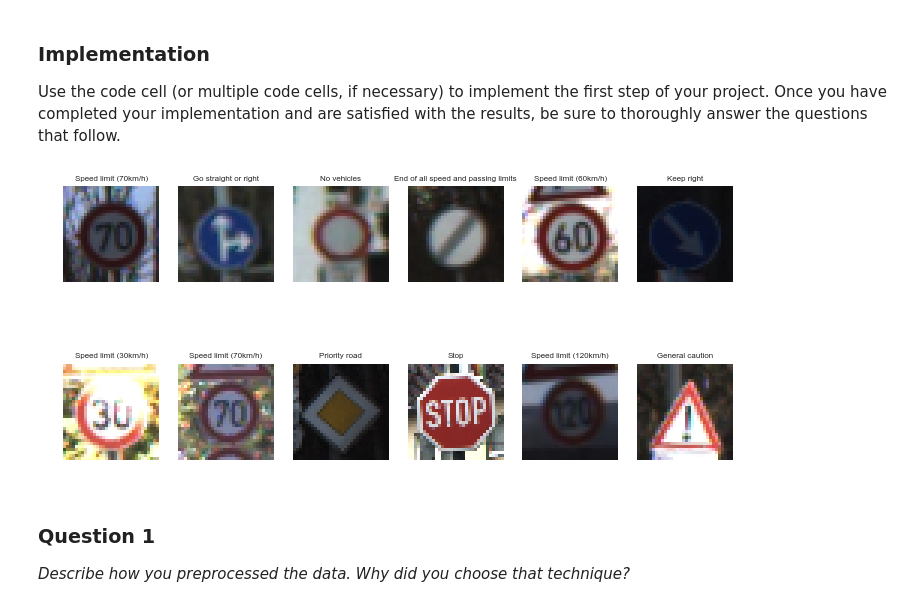
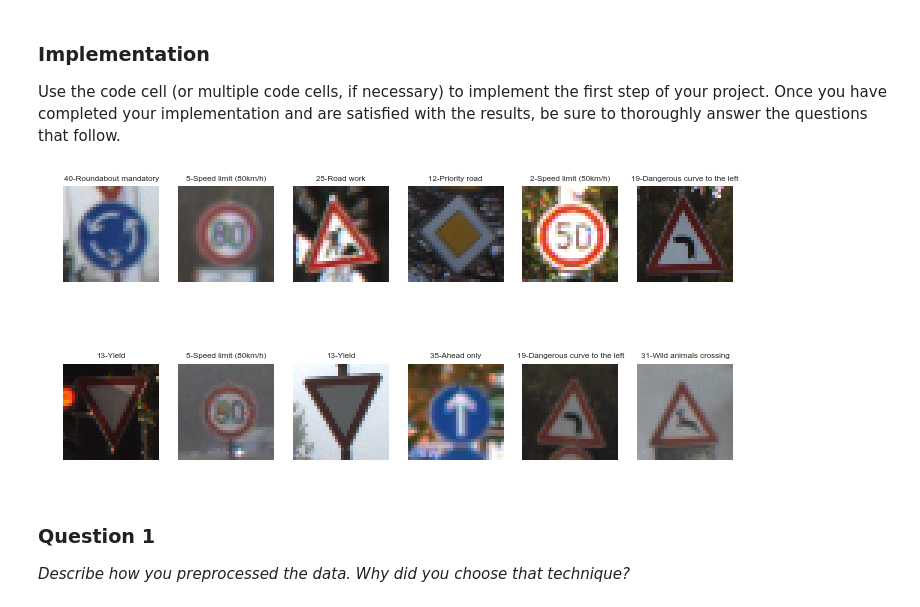
Before and after one commit to johannesdeselaers/CarND-Traffic-Sign-Classifier-Project, a Jupyter notebook: Traffic_Sign_Classifier.ipynb, the cells around one changed output. Saved outputs shown, nothing was run; the diff lists cells and outputs as text; code cells hidden in the pictures.

```diff
--- a/Traffic_Sign_Classifier.ipynb
+++ b/Traffic_Sign_Classifier.ipynb
@@ -19,15 +19,15 @@ import pickle
 
 # TODO: Fill this in based on where you saved the training and testing data
 
-training_file = 'data/train.p'
-testing_file = 'data/test.p'
+training_file = 'train.p'
+testing_file = 'test.p'
 
 with open(training_file, mode='rb') as f:
     train = pickle.load(f)
 with open(testing_file, mode='rb') as f:
     test = pickle.load(f)
 
-X_train_original, y_train_original = train['features'], train['labels']
+X_train, y_train = train['features'], train['labels']
 X_test, y_test = test['features'], test['labels']
 # %%
 # load category text labels
@@ -90,7 +89,7 @@ import numpy as np
 # Visualizations will be shown in the notebook.
 %matplotlib inline
 
-#Function to plot images in a grid with their corresponding class id and name
+#Function to plot signs in a grid with their corresponding class id and name
 def plot_signs(images, labels, rows=2, cols=6):
 
     numImages = min(len(images),rows*cols)
@@ -109,7 +108,7 @@ def plot_signs(images, labels, rows=2, cols=6):
             ax.axis('off')
 
             label_id = labels[selection][index]
-            ax.set_title('%s' % (signnames[label_id]), fontsize=8)
+            ax.set_title('%s-%s' % (label_id, signnames[label_id]), fontsize=8)
 
-plot_signs(X_train_original, y_train_original,2,6)
+plot_signs(X_train, y_train,2,6)
 # %% [output]
@@ -156,34 +155,36 @@ Use the code cell (or multiple code cells, if necessary) to implement the first
 ### Feel free to use as many code cells as needed.
 # %%
 import cv2
+from sklearn.utils import shuffle
 
 def normalize(X):
     X = X / 255.0
     return X
 
 def equalize(X):
     for i in range(0,3):
         equalize_channel(X,i)
     return X
 
 def preprocess(X):
     result = []
     for i in range(0,X.shape[0]):
         x = np.array(X[i,:,:,:])
         x = normalize(x)
         result.append(x)
 
     return np.array(result)
 
 # Visualization only:
 # Training examples are preprocessed online during training/augmentation.
-X_train_preprocessed = preprocess(X_train_original)
+# X_train = preprocess(X_train)
+# X_test = preprocess(X_test)
 
-X_test = preprocess(X_test)
+X_train, y_train = shuffle(X_train, y_train)
 
-plot_signs(X_train_preprocessed, y_train_original,2,6)
+plot_signs(X_train, y_train,2,6)
 # %% [output]
-[figure, old version]
+[figure, new version]
 # %% [markdown]
 ### Question 1
 
```
Also changed, not shown: parts of 22 cells of this notebook.
